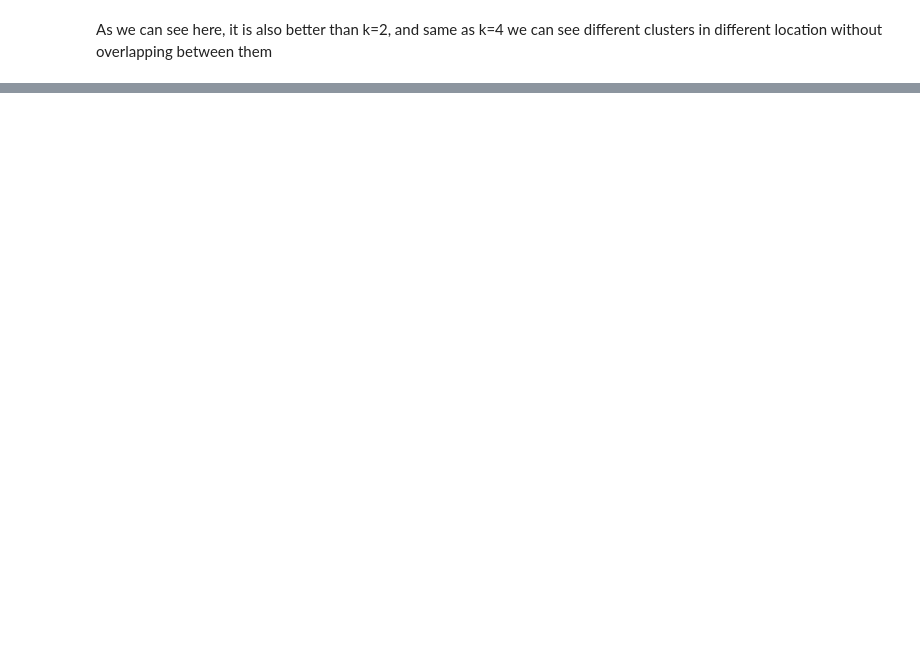
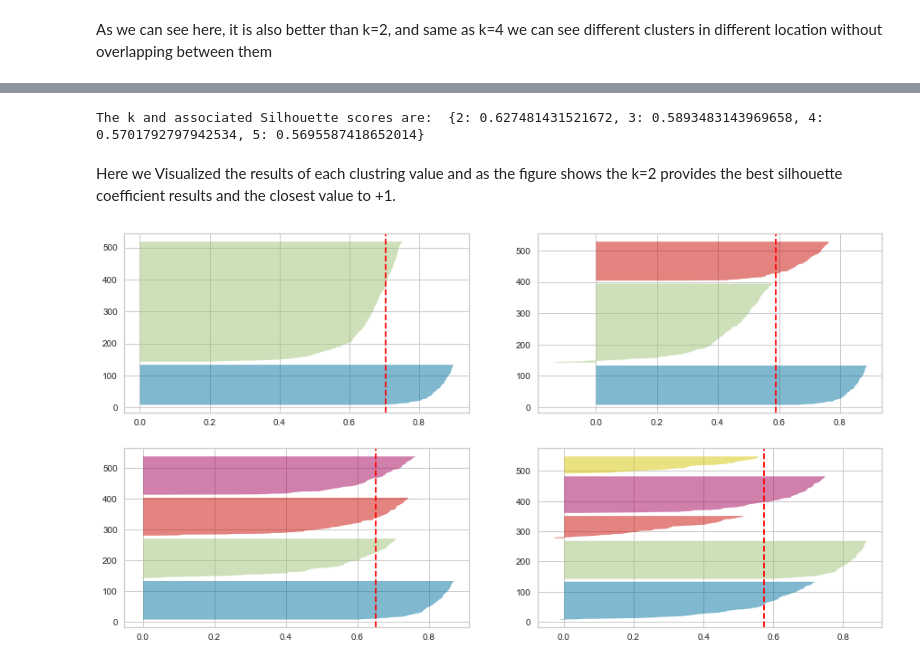
Before and after one commit to Hessah-Aljohaimy/AI-Project, a Jupyter notebook: Unsupervised_Learning/unsupervised_Learning.ipynb, the cells around one changed output, grey strips where cells are left out. Drawn from its saved outputs; the diff is of its cells as text; code cells hidden in the pictures; blank space fills up the shorter version.

```diff
--- a/Unsupervised_Learning/unsupervised_Learning.ipynb
+++ b/Unsupervised_Learning/unsupervised_Learning.ipynb
@@ -103,0 +184,37 @@ As we can see here, it is also better than k=2, and same as k=4 we can see diffe
+# %%
+
+silhouette_scores = dict()
+range_of_k = range(2,6)
+for k in range_of_k :
+    untrained_model = KMeans(n_clusters=k)
+    trained_model=untrained_model.fit(reduced_data)
+    cluster_labels = trained_model.labels_
+    score=silhouette_score(reduced_data, cluster_labels)
+    silhouette_scores[k]=score
+print("The k and associated Silhouette scores are: ",silhouette_scores)
+# %% [output]
+The k and associated Silhouette scores are:  {2: 0.627481431521672, 3: 0.5893483143969658, 4: 0.5701792797942534, 5: 0.5695587418652014}
+# %% [markdown]
+Here we Visualized the results of each clustring value and as the figure shows the k=2 provides the best silhouette coefficient results and the closest value to +1.
+# %%
+#Source:https://dzone.com/articles/kmeans-silhouette-score-explained-with-python-exam
+
+
+
+from yellowbrick.cluster import SilhouetteVisualizer
+
+fig, ax = plt.subplots(2, 2, figsize=(15,8))
+for i in [2, 3, 4, 5]:
+    '''
+    Create KMeans instance for different number of clusters
+    '''
+    km = KMeans(n_clusters=i, init='k-means++', n_init=10, max_iter=100, random_state=42)
+    q, mod = divmod(i, 2)
+    '''
+    Create SilhouetteVisualizer instance with KMeans instance
+    Fit the visualizer
+    '''
+    visualizer = SilhouetteVisualizer(km, colors='yellowbrick', ax=ax[q-1][mod])
+    visualizer.fit(X)
+# %% [output]
+[figure, added]
```
Also changed, not shown: parts of 30 cells of this notebook, 1 other file.
